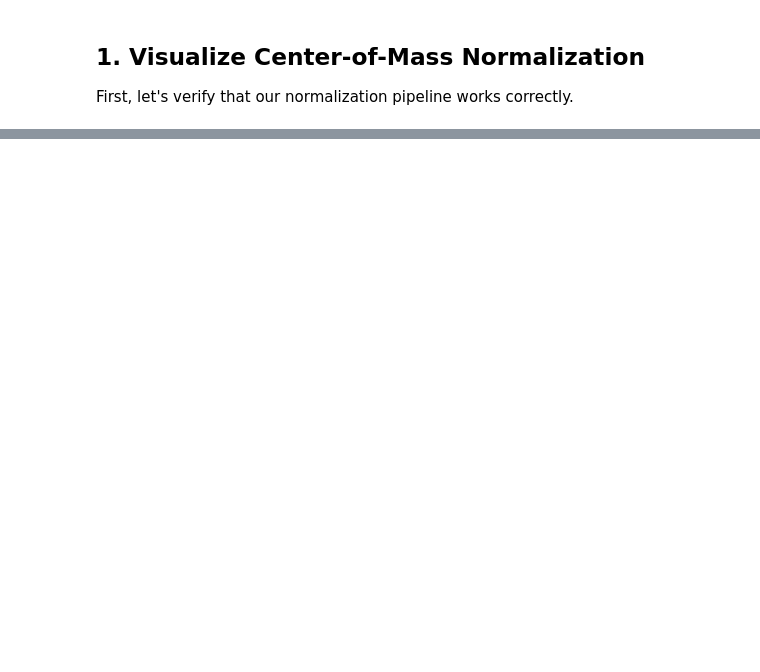
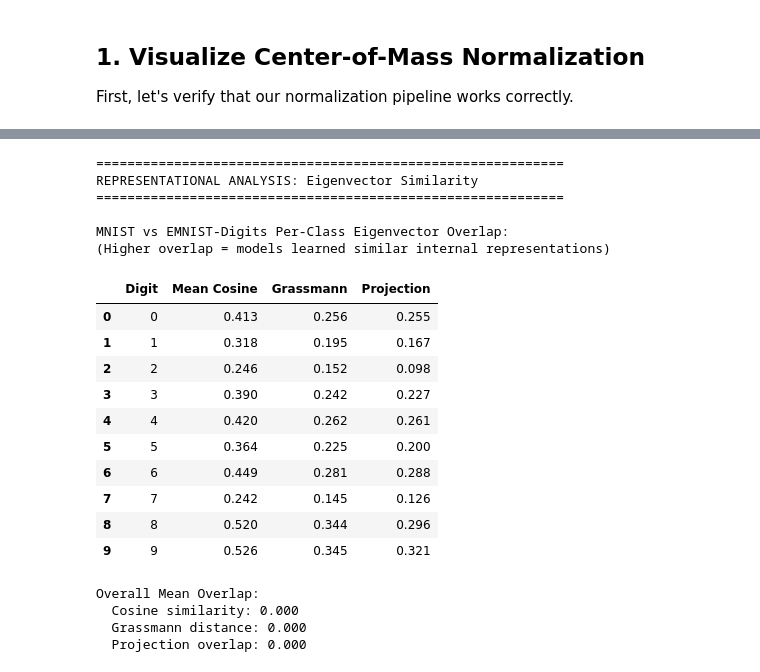
Before and after one commit to erlichon/UvA_FACT_2025, a Jupyter notebook: notebooks/02a_extension_cross_dataset_robustness.ipynb, the cells around one changed output, grey strips where cells are left out. Saved outputs shown, nothing was run; the diff lists cells and outputs as text; code cells hidden in the pictures; blank space fills up the shorter version.

```diff
--- a/notebooks/02a_extension_cross_dataset_robustness.ipynb
+++ b/notebooks/02a_extension_cross_dataset_robustness.ipynb
@@ -367,0 +437,55 @@ The three-step validation provides strong evidence that:
+# %%
+# Representational Analysis: Eigenvector Overlap
+print("=" * 60)
+print("REPRESENTATIONAL ANALYSIS: Eigenvector Similarity")
+print("=" * 60)
+
+if mechanism_results is not None and 'representational' in mechanism_results:
+    rep = mechanism_results['representational']
+
+    print("\nMNIST vs EMNIST-Digits Per-Class Eigenvector Overlap:")
+    print("(Higher overlap = models learned similar internal representations)")
+
+    table_data = []
+    for digit in range(10):
+        overlap = rep['per_class_overlap'].get(str(digit), {})
+        table_data.append({
+            'Digit': digit,
+            'Mean Cosine': f"{overlap.get('mean_cos', 0):.3f}",
+            'Grassmann': f"{overlap.get('grassmann', 0):.3f}",
+            'Projection': f"{overlap.get('projection', 0):.3f}",
+        })
+
+    df_rep = pd.DataFrame(table_data)
+    display(df_rep)
+
+    # Summary
+    mean_overlap = rep.get('mean_overlap', {})
+    print(f"\nOverall Mean Overlap:")
+    print(f"  Cosine similarity: {mean_overlap.get('mean_cos', 0):.3f}")
+    print(f"  Grassmann distance: {mean_overlap.get('grassmann', 0):.3f}")
+    print(f"  Projection overlap: {mean_overlap.get('projection', 0):.3f}")
+else:
+    print("Representational results not available.")
+# %% [output]
+============================================================
+REPRESENTATIONAL ANALYSIS: Eigenvector Similarity
+============================================================
+
+MNIST vs EMNIST-Digits Per-Class Eigenvector Overlap:
+(Higher overlap = models learned similar internal representations)
+|  | Digit | Mean Cosine | Grassmann | Projection |
+| 0 | 0 | 0.413 | 0.256 | 0.255 |
+| 1 | 1 | 0.318 | 0.195 | 0.167 |
+| 2 | 2 | 0.246 | 0.152 | 0.098 |
+| 3 | 3 | 0.390 | 0.242 | 0.227 |
+| 4 | 4 | 0.420 | 0.262 | 0.261 |
+| 5 | 5 | 0.364 | 0.225 | 0.200 |
+| 6 | 6 | 0.449 | 0.281 | 0.288 |
+| 7 | 7 | 0.242 | 0.145 | 0.126 |
+| 8 | 8 | 0.520 | 0.344 | 0.296 |
+| 9 | 9 | 0.526 | 0.345 | 0.321 |
+Overall Mean Overlap:
+  Cosine similarity: 0.000
+  Grassmann distance: 0.000
+  Projection overlap: 0.000
```
Also changed, not shown: parts of 33 cells of this notebook, 49 other files.
